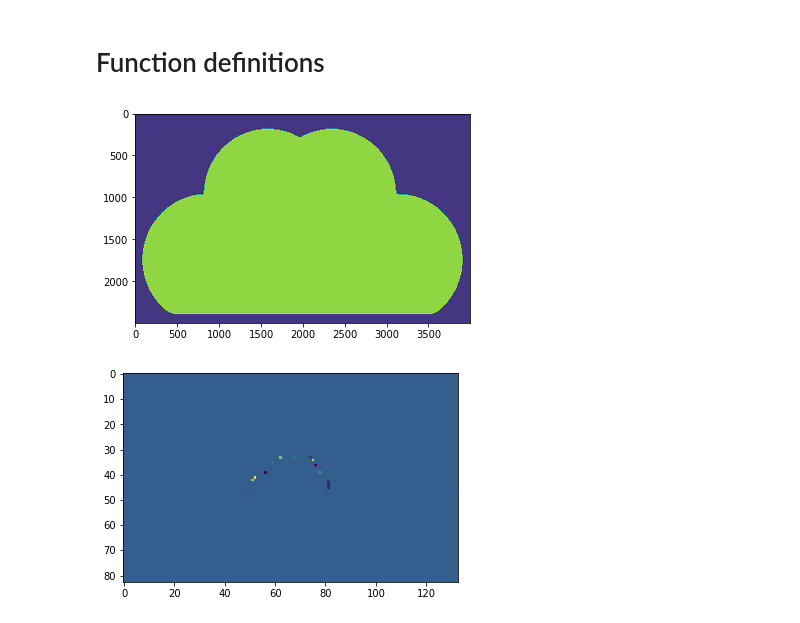
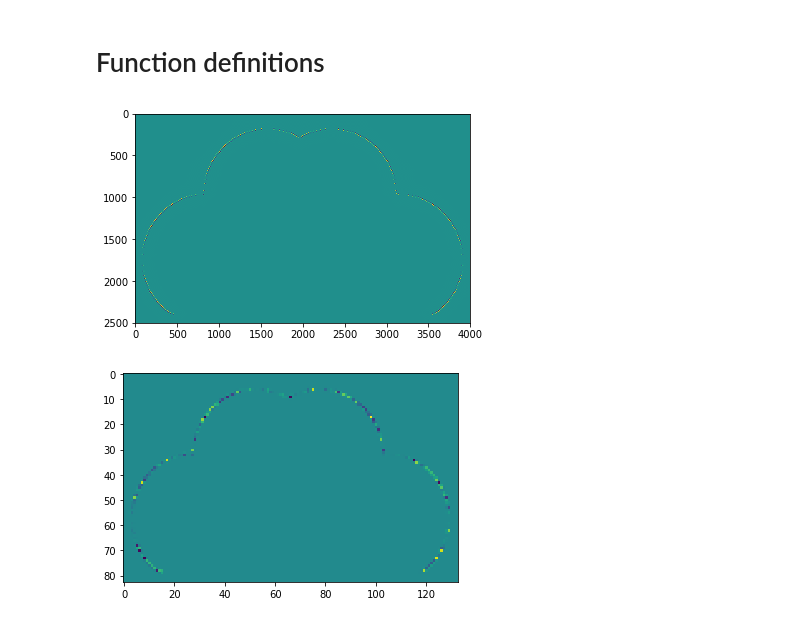
Before and after one commit to jacarolan/Research, a Jupyter notebook: full-program/Full Program.ipynb, the cells around one changed output. Drawn from its saved outputs; the diff is of its cells as text; code cells hidden in the pictures.

Commit message:
Implemented mixed derivatives

```diff
--- a/full-program/Full Program.ipynb
+++ b/full-program/Full Program.ipynb
@@ -41,11 +41,11 @@ y = np.arange(h)
 T = sp.interpolate.RectBivariateSpline(x, y, T_raw.T, s=1e-1) # Interpolation of our image, transposed to be on x/y
 
 # Plot the interpolation on a new grid to ensure it worked
-Img = T(np.linspace(0, w-1, w*10), np.linspace(0, h-1, h*10)) # evaluation of the function on the grid
+Img = T(np.linspace(0, w-1, w*10), np.linspace(0, h-1, h*10), dx=1, dy=1) # evaluation of the function on the grid
 plt.imshow(Img.T) # drawing the interpolation, transposed so x is column, y is rows
 plt.show()
 # %% [output]
-[figure, old version]
+[figure, new version]
 # %%
 # Linearly transforms interpolated function T from parameters p and returns new function that works on integers/numpc arracs
 # p = p1, p2, p3, p4, p5, p6
@@ -62,38 +62,38 @@ def trafo(T, p, w, h):
 
         #Apply transformation and translation
         x = p[0] * x0 + p[1] * y0 + w // 2 - p[4]
         y = p[2] * x0 + p[3] * y0 + h // 2 - p[5]
 
         if dx == 0 and dy == 0:
             return T(x, y)
         elif dx == 1 and dy == 0:
             return T(x, y, dx=1) * p[0] + T(x, y, dy=1) * p[2]
         elif dx == 0 and dy == 1:
             return T(x, y, dx=1) * p[1] + T(x, y, dy=1) * p[3]
+        elif dx == 1 and dy == 1:
+            return p[3] * (T(x, y, dx=2) * p[2] + T(x, y, dx=1, dy=1) * p[0]) + p[1] * (T(x, y, dx=2) * p[2] + T(x, y, dx=1, dy=1) * p[0]) # Second derivatives on f/g are 0
         return 0
-#         elif dx == 1 and dy == 1:
-#             return
 
     def mapped_T(x, y, dx=0, dy=0):
         if isinstance(x, (int, float)) and isinstance(y, (float, int)):
             return ev(x, y, dx=dx, dy=dy)
         elif isinstance(x, np.ndarray) and isinstance(y, np.ndarray):
             # We need to handle broadcasting ourselves to avoid skewing
             out_grid = np.zeros((len(x), len(y)))
             for xi in range(len(x)):
                 for yi in range(len(y)):
                     out_grid[xi][yi] = ev(x[xi], y[yi], dx=dx, dy=dy)
             return out_grid
 
     return mapped_T
 
-T_transformed = trafo(T, [4, 1, 0, 4, 0, 0], w, h)
+T_transformed = trafo(T, [1, 0, 0, 1, 0, 0], w, h)
 # Plot the transformed T
-Z = T_transformed(np.linspace(0,w-1, w // 3), np.linspace(0, h-1, h//3), dy=1) # evaluation of the function on the grid
+Z = T_transformed(np.linspace(0,w-1, w // 3), np.linspace(0, h-1, h//3), dx=1, dy=1) # evaluation of the function on the grid
 plt.imshow(Z.T) # drawing the function
 plt.show()
 # %% [output]
-[figure, old version]
+[figure, new version]
 # %%
 # The "cost" associated with a particular transformation
 # TODO: implement spline-based transformations to allow derivatives to be computed
```
Also changed, not shown: parts of 1 cell of this notebook.
